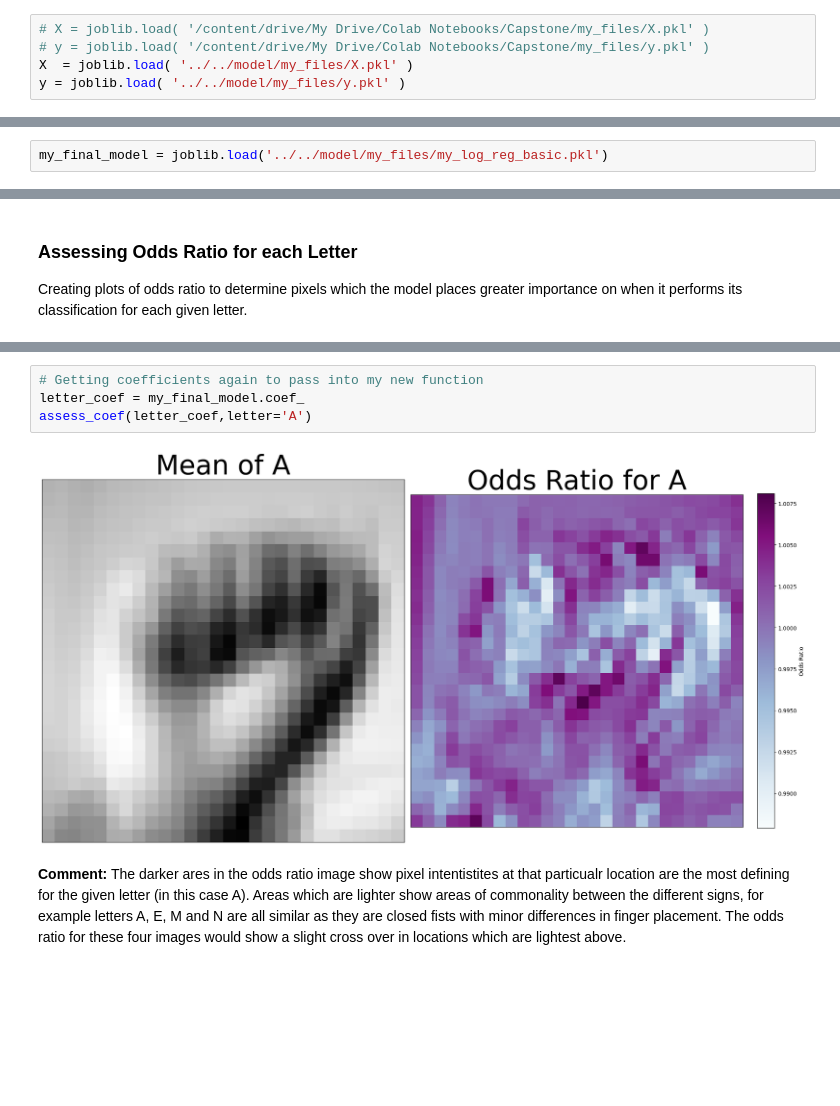
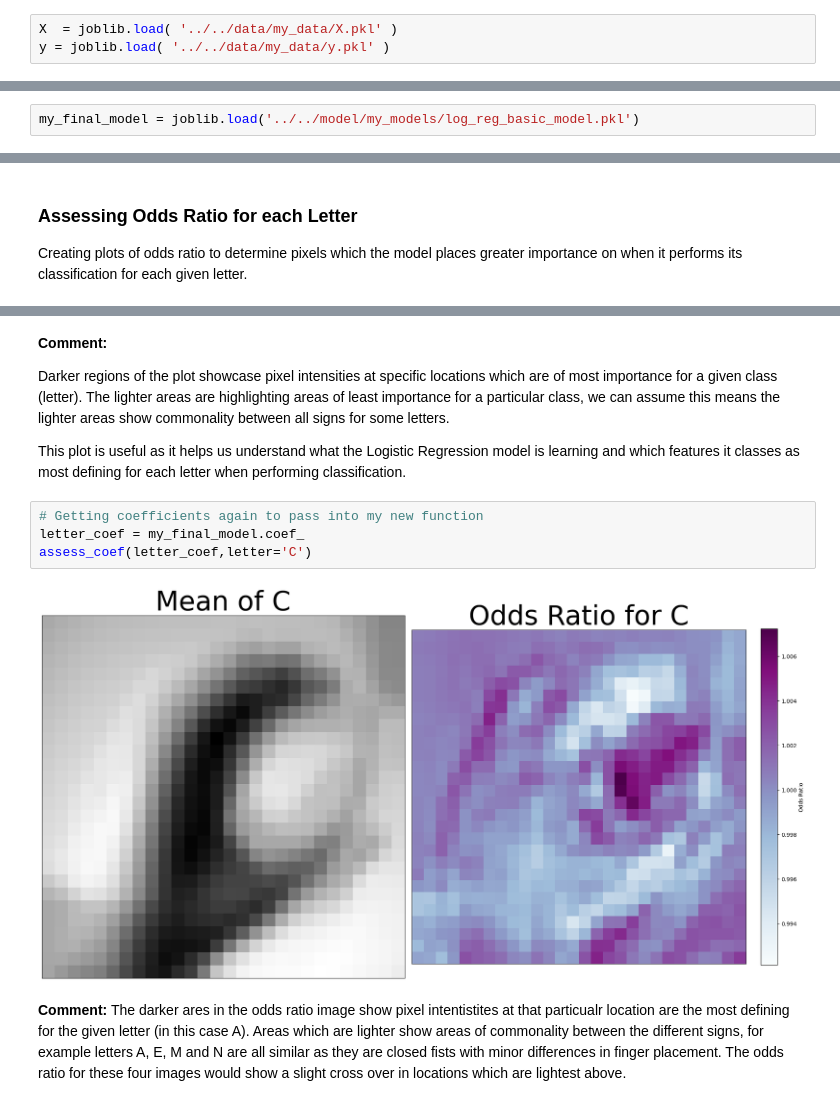
Before and after one commit to simrenbasra/Sign_Lingual, a Jupyter notebook: notebooks/02_logistic_regression/01-log-reg-basic.ipynb, the cells around one changed output, grey strips where cells are left out. Saved outputs shown, nothing was run; the diff lists cells and outputs as text; blank space fills up the shorter version.

Commit message:
adding comments

```diff
--- a/notebooks/02_logistic_regression/01-log-reg-basic.ipynb
+++ b/notebooks/02_logistic_regression/01-log-reg-basic.ipynb
@@ -51,8 +49,6 @@ import joblib
-# %%
-# X = joblib.load( '/content/drive/My Drive/Colab Notebooks/Capstone/my_files/X.pkl' )
-# y = joblib.load( '/content/drive/My Drive/Colab Notebooks/Capstone/my_files/y.pkl' )
-X  = joblib.load( '../../model/my_files/X.pkl' )
-y = joblib.load( '../../model/my_files/y.pkl' )
+# %%
+X  = joblib.load( '../../data/my_data/X.pkl' )
+y = joblib.load( '../../data/my_data/y.pkl' )
 # %%
 # Both to be used at a later time to assign meaningful values to the nuermic target class
 alphabet = ['a','b','c','d','e','f','g','h','i','k','l','m','n','o','p','q','r','s','t','u','v','w','x','y']
@@ -284,2 +231,0 @@ joblib.dump(my_model, '../../model/my_files/my_log_reg_basic.pkl')
-# %%
-my_final_model = joblib.load('../../model/my_files/my_log_reg_basic.pkl')
@@ -298,4 +239,6 @@ val_score:0.9998556165174703
 # %% [markdown]
 ### Confusion Matrix:
 Plotting a confusion matrix shows us the number of correctly and incorrecly classified images of the model.Since performance of the final model (my_model2) is very high we see a low number of misclassifications.
+# %%
+my_final_model = joblib.load('../../model/my_models/log_reg_basic_model.pkl')
 # %%
@@ -380,9 +325,15 @@ plt.show()
+# %% [markdown]
+**Comment:**
+
+Darker regions of the plot showcase pixel intensities at specific locations which are of most importance for a given class (letter). The lighter areas are highlighting areas of least importance for a particular class, we can assume this means the lighter areas show commonality between all signs for some letters.
+
+This plot is useful as it helps us understand what the Logistic Regression model is learning and which features it classes as most defining for each letter when performing classification.
 # %%
 # Getting coefficients again to pass into my new function
 letter_coef = my_final_model.coef_
-assess_coef(letter_coef,letter='A')
+assess_coef(letter_coef,letter='C')
 # %% [output]
-[figure, old version]
+[figure, new version]
 # %% [markdown]
 **Comment:** The darker ares in the odds ratio image show pixel intentistites at that particualr location are the most defining for the given letter (in this case A). Areas which are lighter show areas of commonality between the different signs, for example letters A, E, M and N are all similar as they are closed fists with minor differences in finger placement. The odds ratio for these four images would show a slight cross over in locations which are lightest above.
 # %%
```
Also changed, not shown: parts of 41 cells of this notebook.
